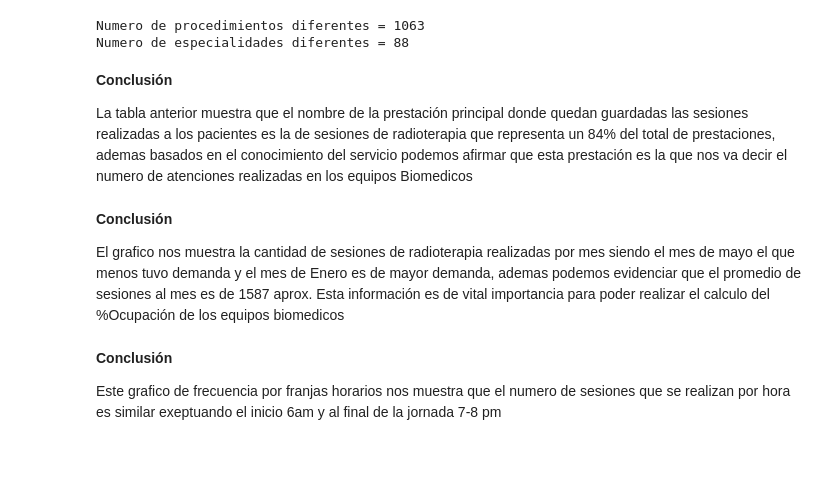
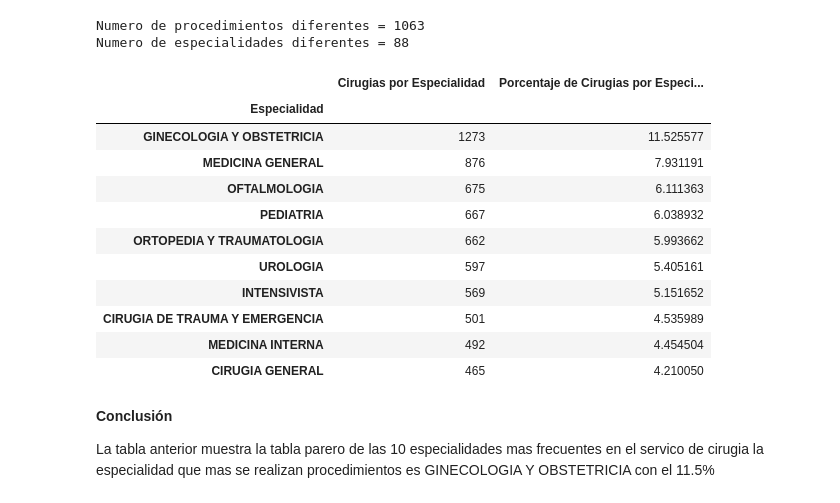
Before and after one commit to DavidD95/Clase_ADA_2024, a Jupyter notebook: Proyecto_ClaseEDA copy.ipynb, the cells around one changed output. Saved outputs shown, nothing was run; the diff lists cells and outputs as text; code cells hidden in the pictures; blank space fills up the shorter version.

```diff
--- a/Proyecto_ClaseEDA copy.ipynb
+++ b/Proyecto_ClaseEDA copy.ipynb
@@ -635,15 +635,37 @@ print ("Numero de especialidades diferentes =",df['Especialidad'].nunique())
 # %% [output]
 Numero de procedimientos diferentes = 1063
 Numero de especialidades diferentes = 88
-# %% [markdown]
-**Conclusión**
-
-La tabla anterior muestra que el nombre de la prestación principal donde quedan guardadas las sesiones realizadas a los pacientes es la de sesiones de radioterapia que representa un 84% del total de prestaciones, ademas basados en el conocimiento del servicio podemos afirmar que esta prestación es la que nos va decir el numero de atenciones realizadas en los equipos Biomedicos
-# %% [markdown]
-**Conclusión**
-
-El grafico nos muestra la cantidad de sesiones de radioterapia realizadas por mes siendo el mes de mayo el que menos tuvo demanda y el mes de Enero es de mayor demanda, ademas podemos evidenciar que el promedio de sesiones al mes es de 1587 aprox. Esta información es de vital importancia para poder realizar el calculo del %Ocupación de los equipos biomedicos
-# %% [markdown]
-**Conclusión**
-
-Este grafico de frecuencia por franjas horarios nos muestra que el numero de sesiones que se realizan por hora es similar exeptuando el inicio 6am y al final de la jornada 7-8 pm
+# %%
+
+# Calcular el número de cirugias por especialidad
+cirugias_por_especialidad = df2['Especialidad'].value_counts()
+
+
+# Calculate the percentage of surgeries per specialty
+percentage_surgeries_per_specialty = (cirugias_por_especialidad / cirugias_por_especialidad.sum()) * 100
+
+
+
+# Combine the two series into a single dataframe
+combined_data = pd.concat([cirugias_por_especialidad, percentage_surgeries_per_specialty], axis=1)
+combined_data.columns = ['Cirugias por Especialidad', 'Porcentaje de Cirugias por Especialidad']
+
+# Display the combined dataframe
+combined_data.head(10)
+# %% [output]
+|  | Cirugias por Especialidad | Porcentaje de Cirugias por Especi... |
+| Especialidad |  |  |
+| GINECOLOGIA Y OBSTETRICIA | 1273 | 11.525577 |
+| MEDICINA GENERAL | 876 | 7.931191 |
+| OFTALMOLOGIA | 675 | 6.111363 |
+| PEDIATRIA | 667 | 6.038932 |
+| ORTOPEDIA Y TRAUMATOLOGIA | 662 | 5.993662 |
+| UROLOGIA | 597 | 5.405161 |
+| INTENSIVISTA | 569 | 5.151652 |
+| CIRUGIA DE TRAUMA Y EMERGENCIA | 501 | 4.535989 |
+| MEDICINA INTERNA | 492 | 4.454504 |
+| CIRUGIA GENERAL | 465 | 4.210050 |
+# %% [markdown]
+**Conclusión**
+
+La tabla anterior muestra la tabla parero de las 10 especialidades mas frecuentes en el servico de cirugia la especialidad que mas se realizan procedimientos es GINECOLOGIA Y OBSTETRICIA con el 11.5%
```
Also changed, not shown: parts of 3 cells of this notebook.
